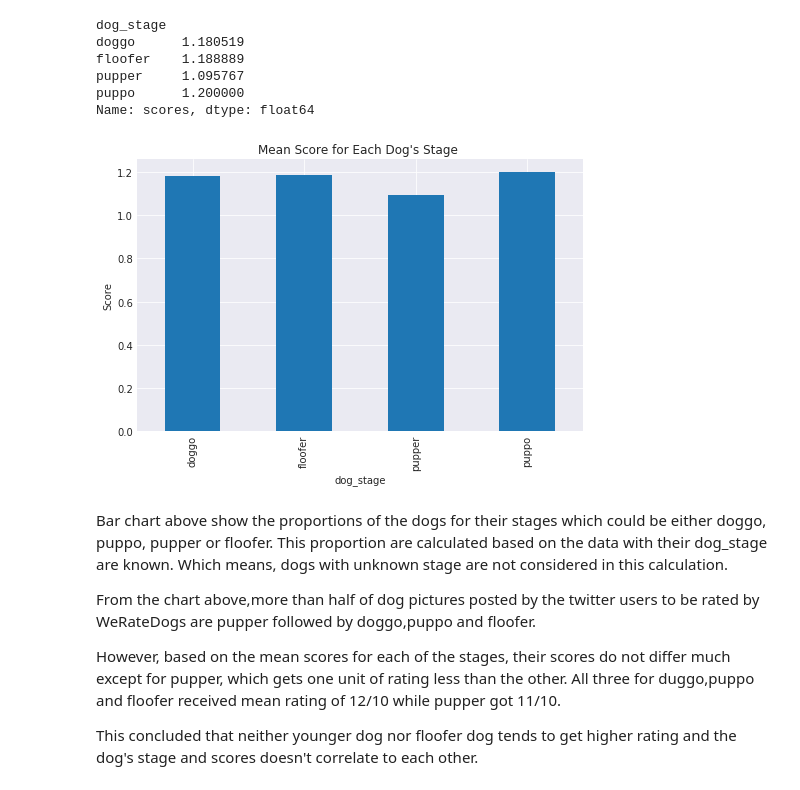
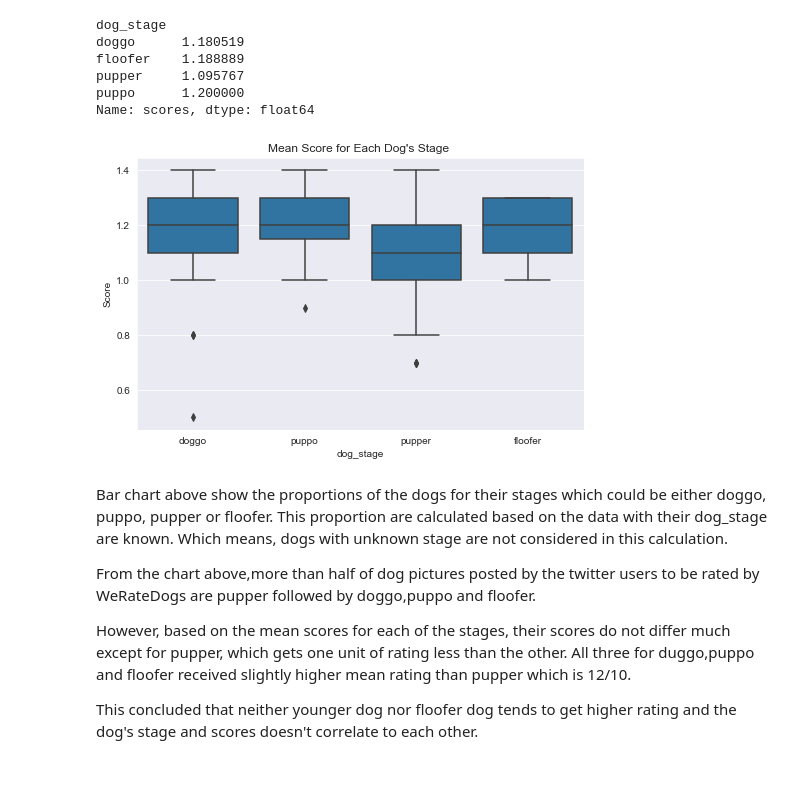
Before and after one commit to fatinshariff/Wrangling-WeRateDog, a Jupyter notebook: act_report.ipynb, the cells around one changed output. Cells and saved outputs as stored; diff of their text form; code cells hidden in the pictures.

Commit message:
Update for Visualisation

```diff
--- a/act_report.ipynb
+++ b/act_report.ipynb
@@ -72,0 +75,6 @@ plt.title('Mean favorite count for Each Score');
+# %%
+base_color=sns.color_palette()[0]
+plt.figure(figsize=[8,5])
+sns.barplot(data=df_clean.query('scores > 0'),x='scores',y='favorite_count',color=base_color,errwidth=0)
+plt.title('Mean favorite count for Each Score')
+plt.yticks([5e3, 10e3, 15e3, 20e3,25e3,30e3], ['5k', '10k', '15k', '20k','25k','30k']);
@@ -117,16 +127,17 @@ pupper     1.095767
 puppo      1.200000
 Name: scores, dtype: float64
 # %%
-sample.plot(kind='bar',figsize=(8,5))
+plot=plt.figure(figsize=[8,5])
+sns.boxplot(data=df_clean,x='dog_stage',y='scores',color=base_color)
 plt.ylabel('Score')
 plt.title('Mean Score for Each Dog\'s Stage ');
 # %% [output]
-[figure, old version]
+[figure, new version]
 # %% [markdown]
 Bar chart above show the proportions of the dogs for their stages which could be either doggo, puppo, pupper or floofer. This proportion are calculated based on the data with their dog_stage are known. Which means, dogs with unknown stage are not considered in this calculation.
 
 From the chart above,more than half of dog pictures posted by the twitter users to be rated by WeRateDogs are pupper followed by doggo,puppo and floofer.
 
-However, based on the mean scores for each of the stages, their scores do not differ much except for pupper, which gets one unit of rating less than the other. All three for duggo,puppo and floofer received mean rating of 12/10 while pupper got 11/10.
+However, based on the mean scores for each of the stages, their scores do not differ much except for pupper, which gets one unit of rating less than the other. All three for duggo,puppo and floofer received slightly higher mean rating than pupper which is 12/10.
 
 This concluded that neither younger dog nor floofer dog tends to get higher rating and the dog's stage and scores doesn't correlate to each other.
```
Also changed, not shown: parts of 8 cells of this notebook, 1 other file.
